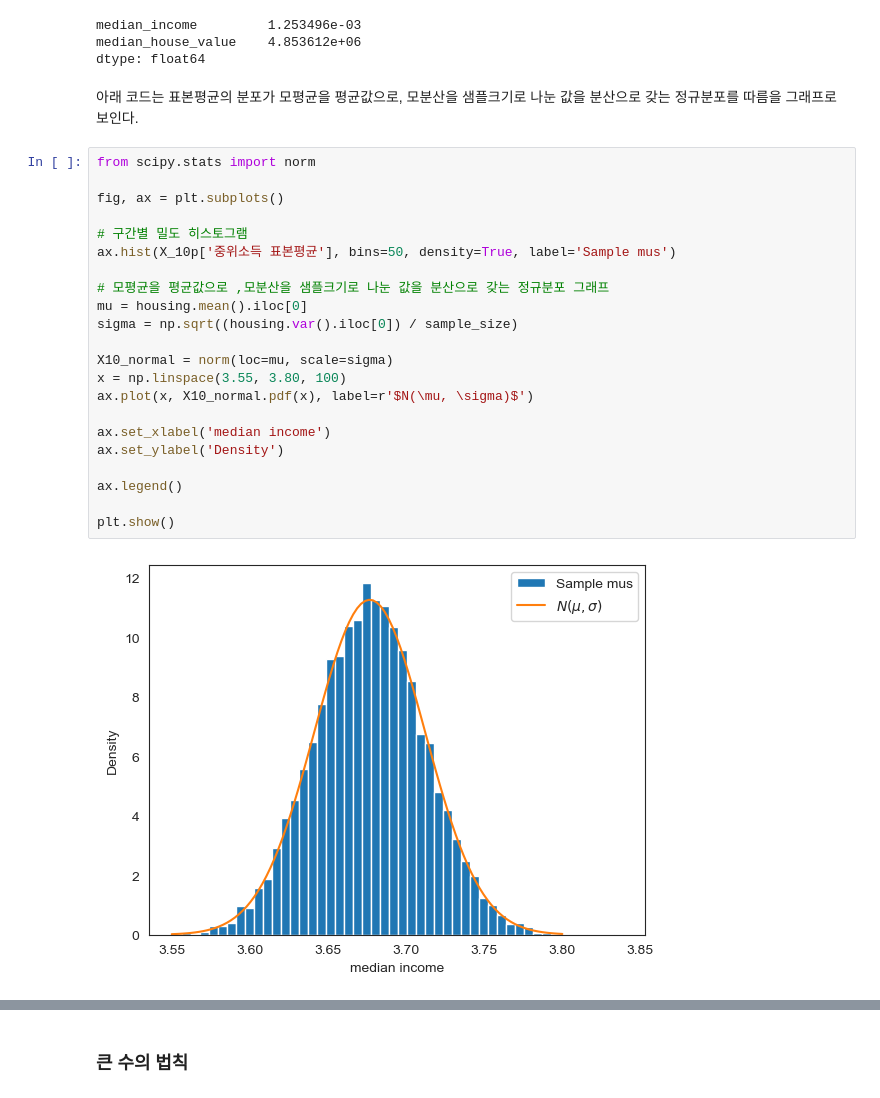
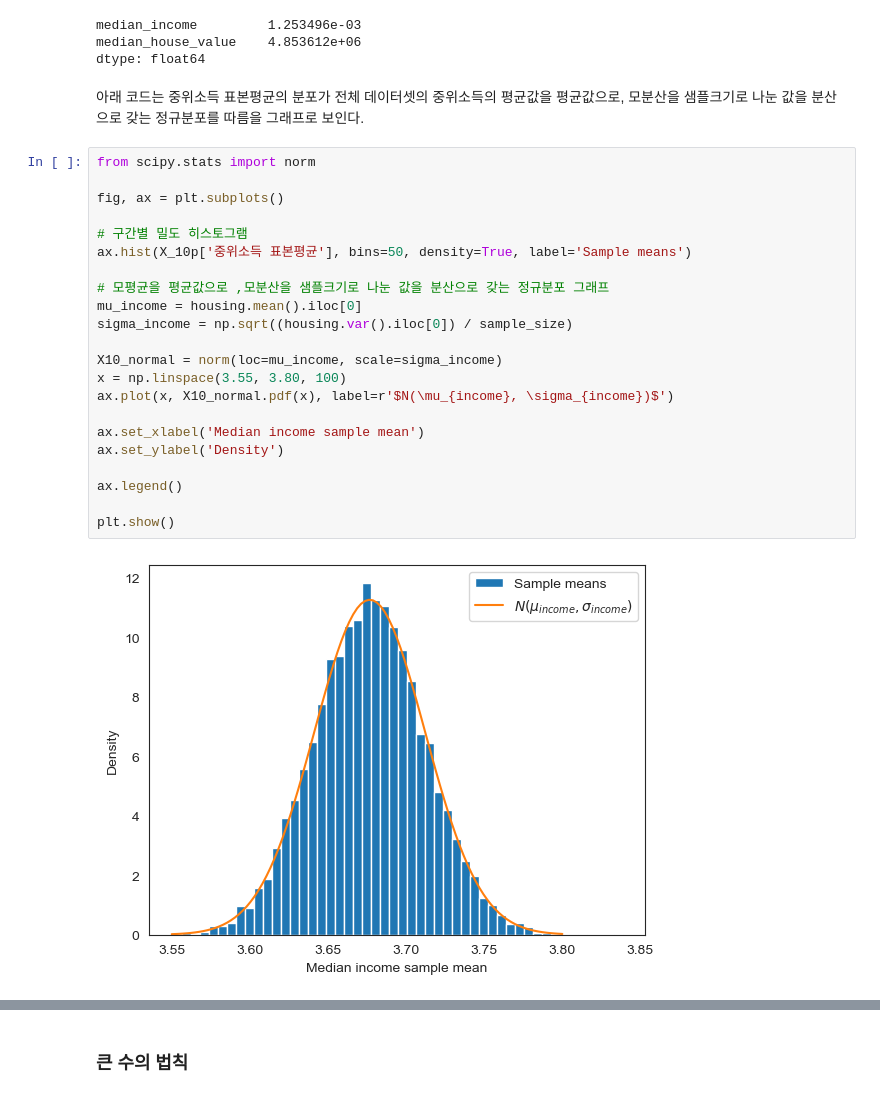
Before and after one commit to codingalzi/DataSci, a Jupyter notebook: jupyter-book/_build/jupyter_execute/sampling_distribution.ipynb, the cells around one changed output, grey strips where cells are left out. Saved outputs shown, nothing was run; the diff lists cells and outputs as text.

```diff
--- a/jupyter-book/_build/jupyter_execute/sampling_distribution.ipynb
+++ b/jupyter-book/_build/jupyter_execute/sampling_distribution.ipynb
@@ -941,28 +941,29 @@ median_income         1.253496e-03
 median_house_value    4.853612e+06
 dtype: float64
 # %% [markdown]
-아래 코드는 표본평균의 분포가 모평균을 평균값으로, 모분산을 샘플크기로 나눈 값을 분산으로 갖는 정규분포를 따름을 그래프로 보인다.
+아래 코드는 중위소득 표본평균의 분포가
+전체 데이터셋의 중위소득의 평균값을 평균값으로, 모분산을 샘플크기로 나눈 값을 분산으로 갖는 정규분포를 따름을 그래프로 보인다.
 # %%
 from scipy.stats import norm
 
 fig, ax = plt.subplots()
 
 # 구간별 밀도 히스토그램
-ax.hist(X_10p['중위소득 표본평균'], bins=50, density=True, label='Sample mus')
+ax.hist(X_10p['중위소득 표본평균'], bins=50, density=True, label='Sample means')
 
 # 모평균을 평균값으로 ,모분산을 샘플크기로 나눈 값을 분산으로 갖는 정규분포 그래프
-mu = housing.mean().iloc[0]
-sigma = np.sqrt((housing.var().iloc[0]) / sample_size)
+mu_income = housing.mean().iloc[0]
+sigma_income = np.sqrt((housing.var().iloc[0]) / sample_size)
 
-X10_normal = norm(loc=mu, scale=sigma)
+X10_normal = norm(loc=mu_income, scale=sigma_income)
 x = np.linspace(3.55, 3.80, 100)
-ax.plot(x, X10_normal.pdf(x), label=r'$N(\mu, \sigma)$')
+ax.plot(x, X10_normal.pdf(x), label=r'$N(\mu_{income}, \sigma_{income})$')
 
-ax.set_xlabel('median income')
+ax.set_xlabel('Median income sample mean')
 ax.set_ylabel('Density')
 
 ax.legend()
 
 plt.show()
 # %% [output]
-[figure, old version]
+[figure, new version]
```
Also changed, not shown: parts of 3 cells of this notebook, 41 other files.
